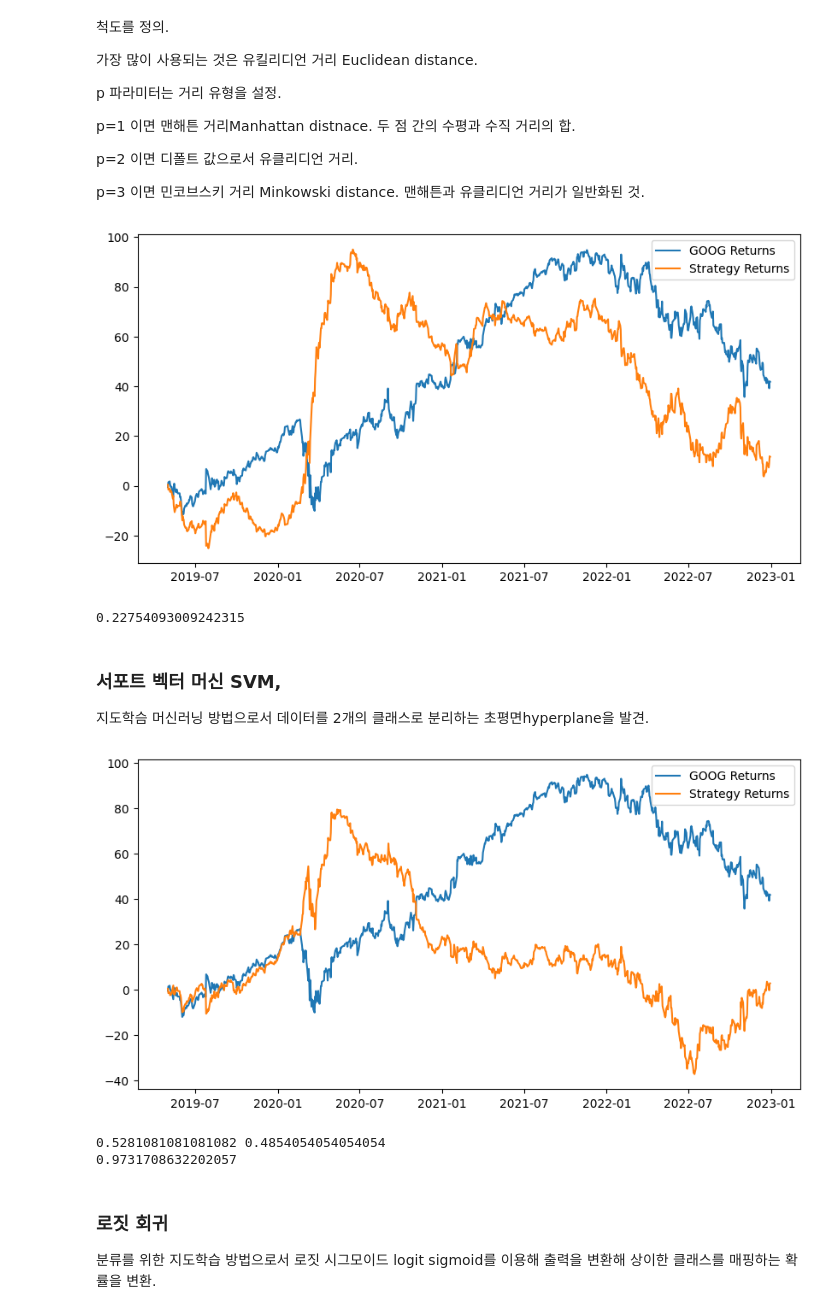
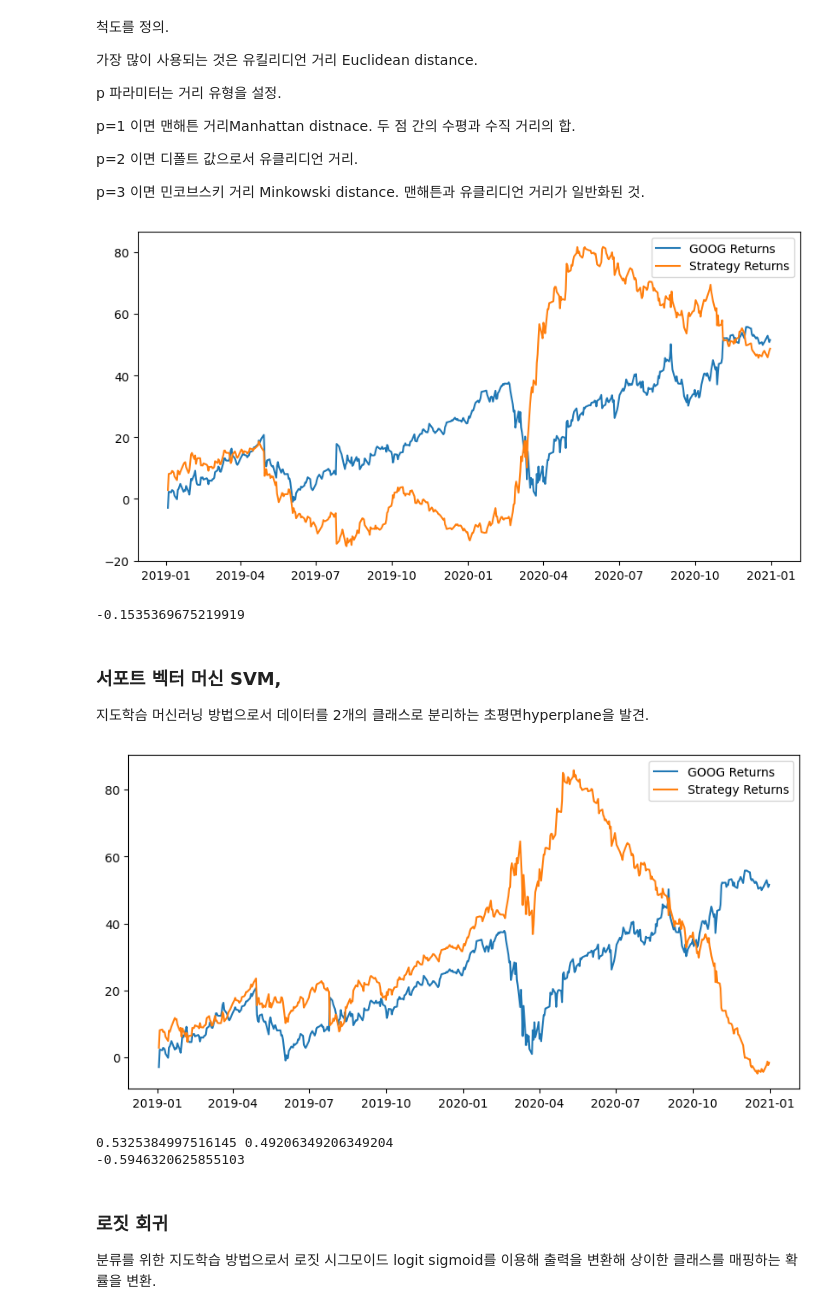
Before and after one commit to JasonKimJaeho/LearnAlgorithmicTraing, a Jupyter notebook: Learn Algorithmic Trading/3. BasicMachinelearning.ipynb, the cells around one changed output. Cells and saved outputs as stored; diff of their text form; code cells hidden in the pictures.

```diff
--- a/Learn Algorithmic Trading/3. BasicMachinelearning.ipynb
+++ b/Learn Algorithmic Trading/3. BasicMachinelearning.ipynb
@@ -46,8 +37,8 @@ import pandas as pd
 import numpy as np
 import FinanceDataReader as fdr
 
-start_date = '2001-01-01'
-end_date = '2023-01-01'
+start_date = '2011-01-01'
+end_date = '2021-01-01'
 
 goog_data = fdr.DataReader('GOOG', start_date, end_date)
 # %%
@@ -466,8 +455,8 @@ from sklearn.neighbors import KNeighborsClassifier
 from sklearn.metrics import accuracy_score
 import FinanceDataReader as fdr
 
-start_date = '2001-01-01'
-end_date = '2023-01-01'
+start_date = '2011-01-01'
+end_date = '2021-01-01'
 
 goog_data = fdr.DataReader('GOOG', start_date, end_date)
 
@@ -547,8 +536,8 @@ def sharpe_ratio(symbol_returns, strategy_returns):
 
 print(sharpe_ratio(cum_strategy_return,cum_goog_return))
 # %% [output]
-[figure, old version]
+[figure, new version]
-0.22754093009242315
+-0.1535369675219919
 # %% [markdown]
 ### 서포트 벡터 머신 SVM,
 지도학슴 머신러닝 방법으로서 데이터를 2개의 클래스로 분리하는 초평면hyperplane을 발견.
@@ -561,8 +550,8 @@ from sklearn.svm import SVC
 from sklearn.model_selection import train_test_split
 import FinanceDataReader as fdr
 
-start_date = '2001-01-01'
-end_date = '2023-01-01'
+start_date = '2011-01-01'
+end_date = '2021-01-01'
 
 goog_data = fdr.DataReader('GOOG', start_date, end_date)
 
@@ -598,36 +587,36 @@ def calculate_return(df,split_value,symbol):
     df['Strategy_Returns']= df['%s_Returns' % symbol] * df['Predicted_Signal'].shift(1)
     return cum_goog_return
 
 def calculate_strategy_return(df,split_value):
     cum_strategy_return = df[split_value:]['Strategy_Returns'].cumsum() * 100
     return cum_strategy_return
 
 cum_goog_return=calculate_return(goog_data,split_value=len(X_train),symbol='GOOG')
 cum_strategy_return= calculate_strategy_return(goog_data,split_value=len(X_train))
 
 
 def plot_shart(cum_symbol_return, cum_strategy_return, symbol):
     plt.figure(figsize=(10,5))
     plt.plot(cum_symbol_return, label='%s Returns' % symbol)
     plt.plot(cum_strategy_return,label='Strategy Returns')
     plt.legend()
     plt.show()
 
 plot_shart(cum_goog_return, cum_strategy_return,symbol='GOOG')
 
 def sharpe_ratio(symbol_returns, strategy_returns):
     strategy_std=strategy_returns.std()
     sharpe=(strategy_returns-symbol_returns)/strategy_std
     return sharpe.mean()
 
 accuracy_train = accuracy_score(Y_train, svc.predict(X_train))
 accuracy_test = accuracy_score(Y_test, svc.predict(X_test))
 print(accuracy_train, accuracy_test)
 print(sharpe_ratio(cum_strategy_return,cum_goog_return))
 # %% [output]
-[figure, old version]
+[figure, new version]
-0.5281081081081082 0.4854054054054054
-0.9731708632202057
+0.5325384997516145 0.49206349206349204
+-0.5946320625855103
 # %% [markdown]
 ### 로짓 회귀
 분류를 위한 지도학습 방법으로서 로짓 시그모이드 logit sigmoid를 이용해 출력을 변환해 상이한 클래스를 매핑하는 확률을 변환.
```
Also changed, not shown: parts of 18 cells of this notebook.
